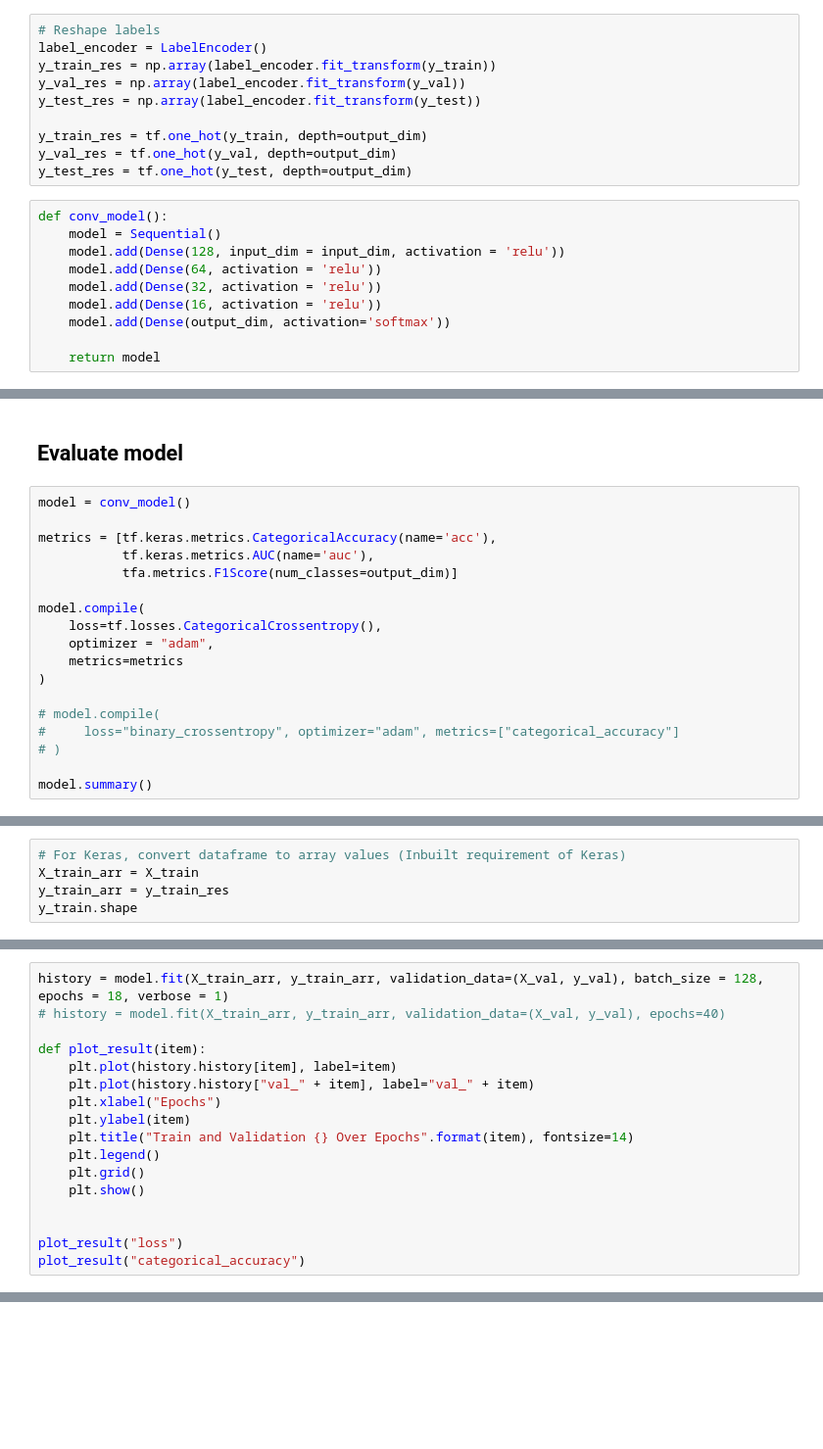
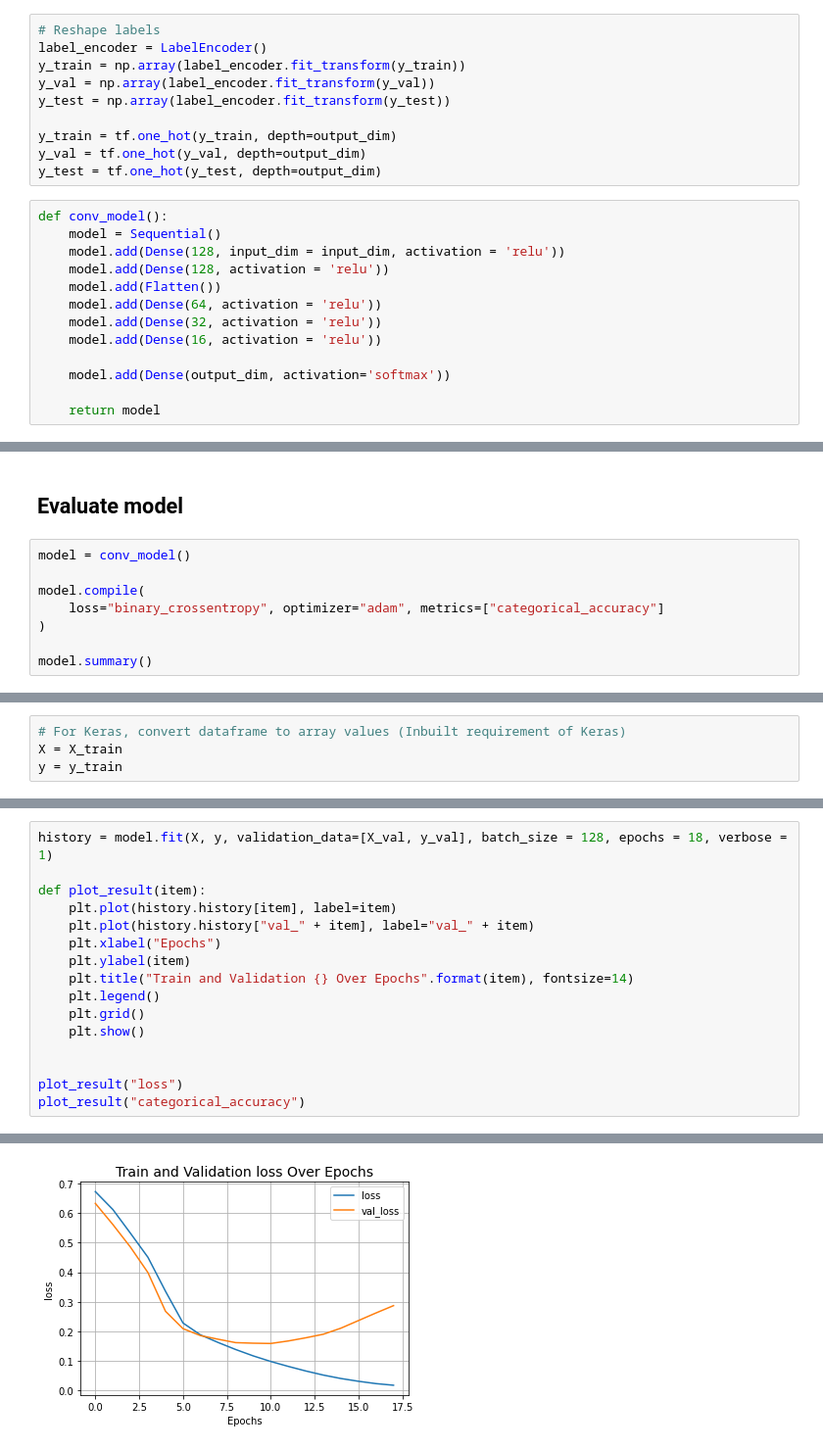
Before and after one commit to EnsarIshakoglu/NLP, a Jupyter notebook: NLP_Text_Classification.ipynb, the cells around one changed output, grey strips where cells are left out. Shown at 98% size. Cells and saved outputs as stored; diff of their text form; blank space fills up the shorter version.

```diff
--- a/NLP_Text_Classification.ipynb
+++ b/NLP_Text_Classification.ipynb
@@ -308,20 +306,23 @@ Output dim: 16
 # %%
 # Reshape labels
 label_encoder = LabelEncoder()
-y_train_res = np.array(label_encoder.fit_transform(y_train))
-y_val_res = np.array(label_encoder.fit_transform(y_val))
-y_test_res = np.array(label_encoder.fit_transform(y_test))
+y_train = np.array(label_encoder.fit_transform(y_train))
+y_val = np.array(label_encoder.fit_transform(y_val))
+y_test = np.array(label_encoder.fit_transform(y_test))
 
-y_train_res = tf.one_hot(y_train, depth=output_dim)
-y_val_res = tf.one_hot(y_val, depth=output_dim)
-y_test_res = tf.one_hot(y_test, depth=output_dim)
+y_train = tf.one_hot(y_train, depth=output_dim)
+y_val = tf.one_hot(y_val, depth=output_dim)
+y_test = tf.one_hot(y_test, depth=output_dim)
 # %%
 def conv_model():
     model = Sequential()
     model.add(Dense(128, input_dim = input_dim, activation = 'relu'))
+    model.add(Dense(128, activation = 'relu'))
+    model.add(Flatten())
     model.add(Dense(64, activation = 'relu'))
     model.add(Dense(32, activation = 'relu'))
     model.add(Dense(16, activation = 'relu'))
+
     model.add(Dense(output_dim, activation='softmax'))
 
     return model
@@ -343,19 +344,9 @@ def baseline_model():
 # %%
 model = conv_model()
 
-metrics = [tf.keras.metrics.CategoricalAccuracy(name='acc'),
-           tf.keras.metrics.AUC(name='auc'),
-           tfa.metrics.F1Score(num_classes=output_dim)]
-
 model.compile(
-    loss=tf.losses.CategoricalCrossentropy(),
-    optimizer = "adam",
-    metrics=metrics
+    loss="binary_crossentropy", optimizer="adam", metrics=["categorical_accuracy"]
 )
 
-# model.compile(
-#     loss="binary_crossentropy", optimizer="adam", metrics=["categorical_accuracy"]
-# )
-
 model.summary()
 # %% [output]
@@ -380,6 +369,5 @@ Non-trainable params: 0
 _________________________________________________________________
 # %%
 # For Keras, convert dataframe to array values (Inbuilt requirement of Keras)
-X_train_arr = X_train
-y_train_arr = y_train_res
-y_train.shape
+X = X_train
+y = y_train
@@ -398,6 +374,5 @@ print(X_val.shape, y_val.shape)
 # %%
-history = model.fit(X_train_arr, y_train_arr, validation_data=(X_val, y_val), batch_size = 128, epochs = 18, verbose = 1)
-# history = model.fit(X_train_arr, y_train_arr, validation_data=(X_val, y_val), epochs=40)
+history = model.fit(X, y, validation_data=[X_val, y_val], batch_size = 128, epochs = 18, verbose = 1)
 
 def plot_result(item):
     plt.plot(history.history[item], label=item)
@@ -417,0 +409 @@ ValueError: ignored
+[figure, added]
```
Also changed, not shown: parts of 8 cells of this notebook.
